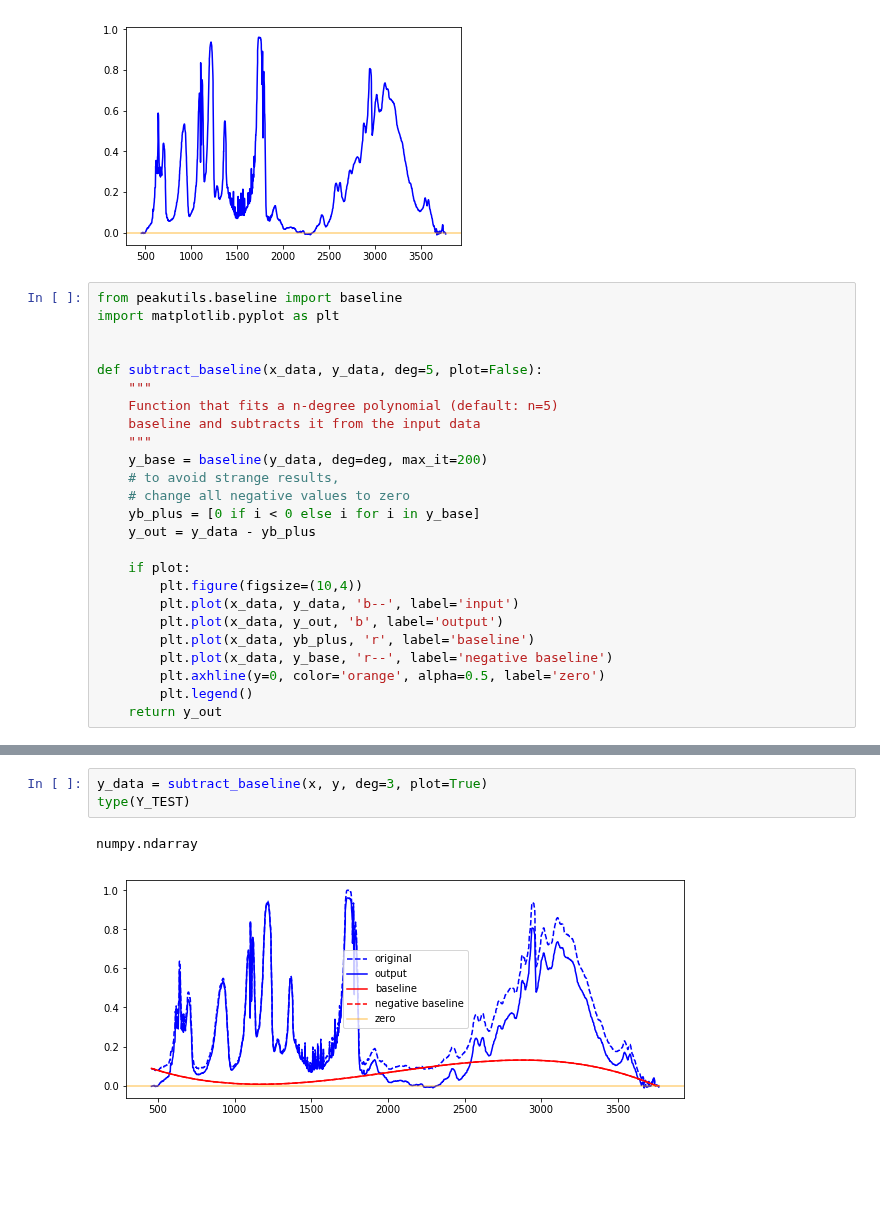
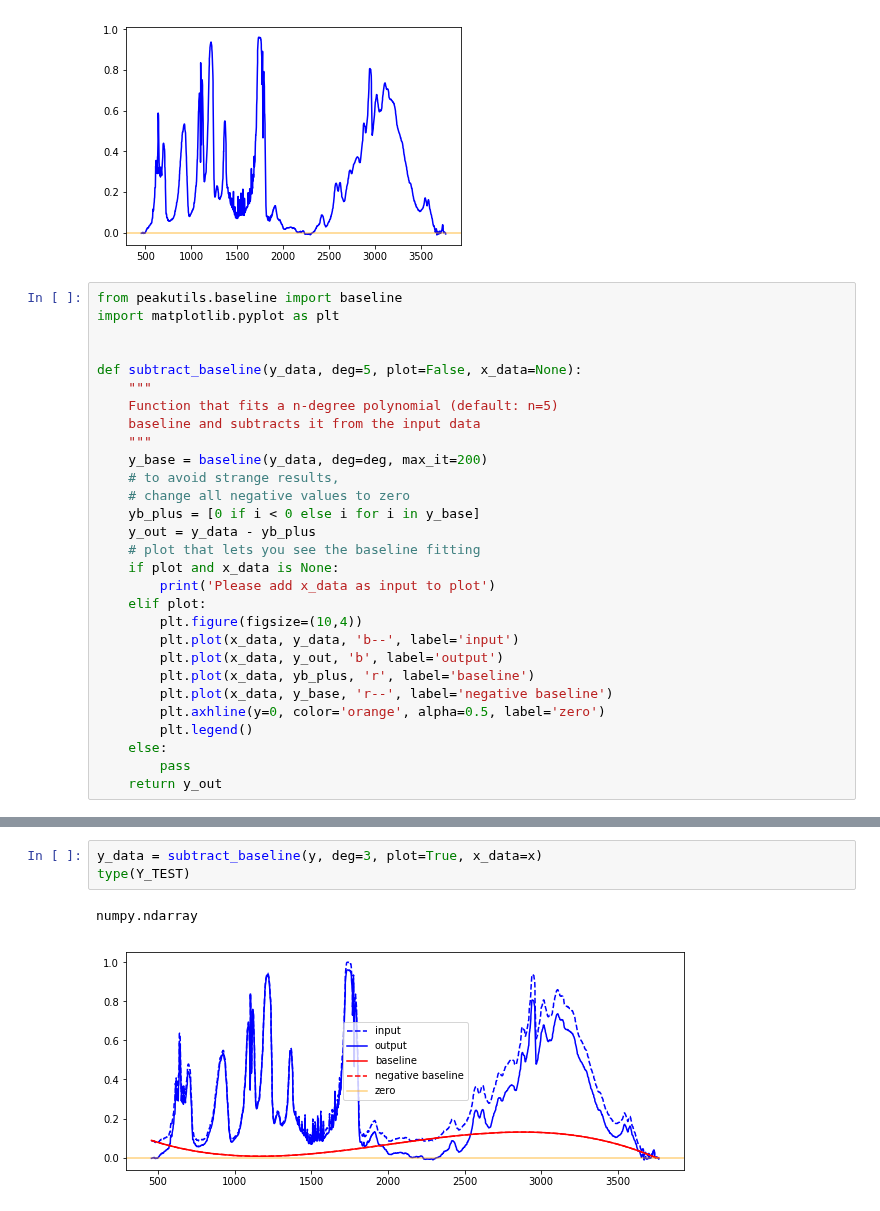
Before and after one commit to raman-noodles/Raman-noodles, a Jupyter notebook: peak_fit_functions.ipynb, the cells around one changed output, grey strips where cells are left out. Cells and saved outputs as stored; diff of their text form; blank space fills up the shorter version.

Commit message:
completed baseline_subtraction function and unit test

```diff
--- a/peak_fit_functions.ipynb
+++ b/peak_fit_functions.ipynb
@@ -158,7 +159,7 @@ from peakutils.baseline import baseline
 import matplotlib.pyplot as plt
 
 
-def subtract_baseline(x_data, y_data, deg=5, plot=False):
+def subtract_baseline(y_data, deg=5, plot=False, x_data=None):
     """
     Function that fits a n-degree polynomial (default: n=5)
     baseline and subtracts it from the input data
@@ -168,8 +169,10 @@ def subtract_baseline(x_data, y_data, deg=5, plot=False):
     # change all negative values to zero
     yb_plus = [0 if i < 0 else i for i in y_base]
     y_out = y_data - yb_plus
-
-    if plot:
+    # plot that lets you see the baseline fitting
+    if plot and x_data is None:
+        print('Please add x_data as input to plot')
+    elif plot:
         plt.figure(figsize=(10,4))
         plt.plot(x_data, y_data, 'b--', label='input')
         plt.plot(x_data, y_out, 'b', label='output')
@@ -177,6 +180,8 @@ def subtract_baseline(x_data, y_data, deg=5, plot=False):
         plt.plot(x_data, y_base, 'r--', label='negative baseline')
         plt.axhline(y=0, color='orange', alpha=0.5, label='zero')
         plt.legend()
+    else:
+        pass
     return y_out
 # %%
 import numpy as np
@@ -207,7 +213,7 @@ def test_subtract_baseline():
 # %%
-y_data = subtract_baseline(x, y, deg=3, plot=True)
+y_data = subtract_baseline(y, deg=3, plot=True, x_data=x)
 type(Y_TEST)
 # %% [output]
 numpy.ndarray
-[figure, old version]
+[figure, new version]
 # %%
```
Also changed, not shown: parts of 6 cells of this notebook, 2 other files.
